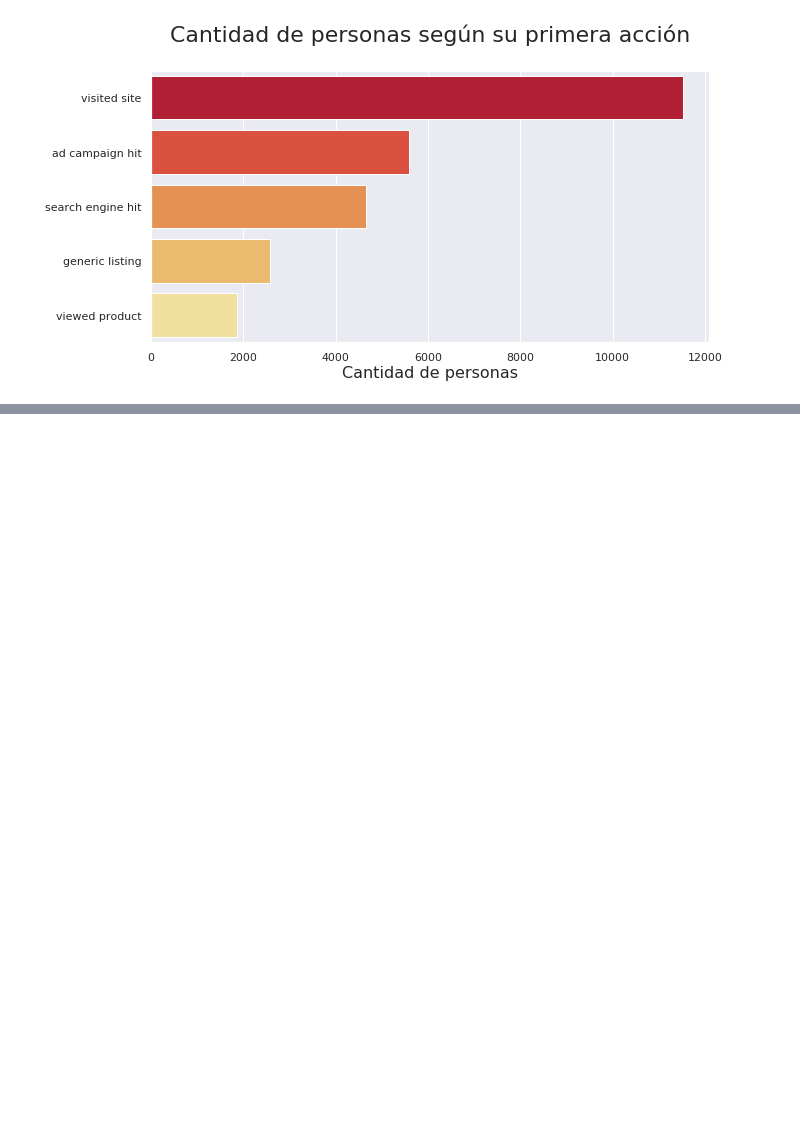
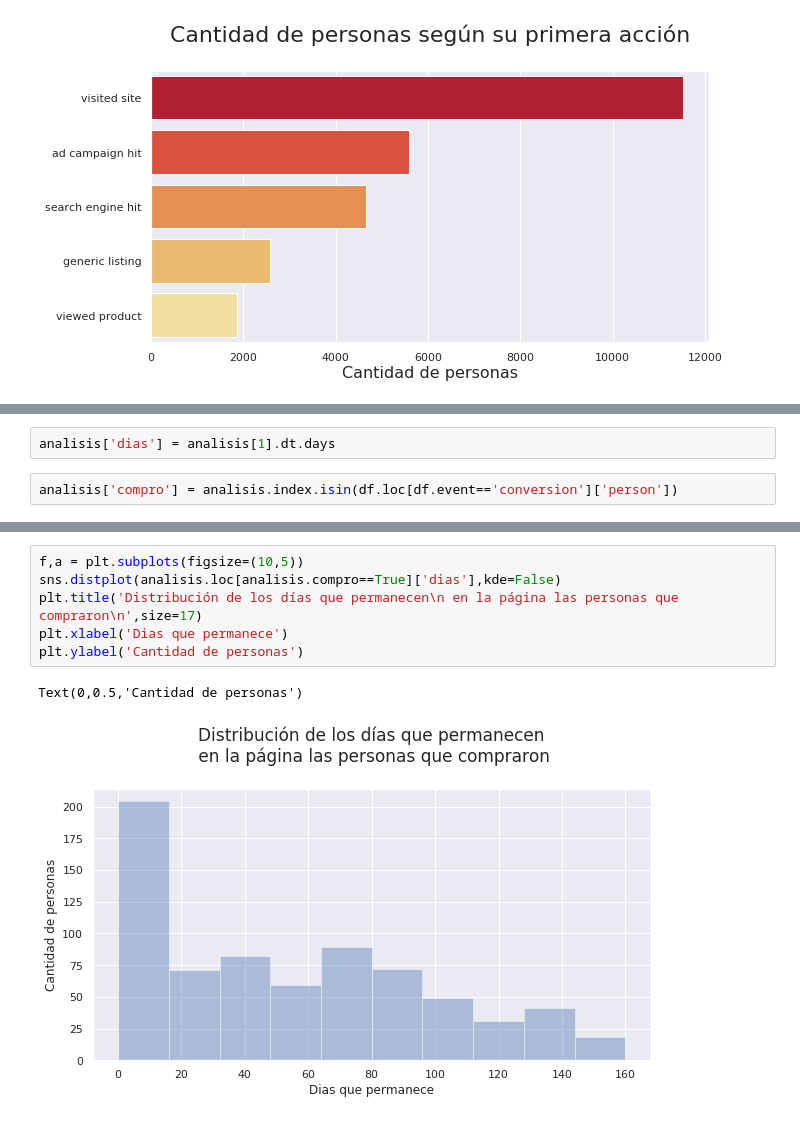
Before and after one commit to javier2409/TP1Datos2C2018, a Jupyter notebook: person.ipynb, the cells around one changed output, grey strips where cells are left out. Drawn from its saved outputs; the diff is of its cells as text; blank space fills up the shorter version.

```diff
--- a/person.ipynb
+++ b/person.ipynb
@@ -109,0 +105,4 @@ sns.distplot(analisis[0])
+# %%
+analisis['dias'] = analisis[1].dt.days
+# %%
+analisis['compro'] = analisis.index.isin(df.loc[df.event=='conversion']['person'])
@@ -109,0 +119,9 @@ sns.distplot(analisis[0])
+# %%
+f,a = plt.subplots(figsize=(10,5))
+sns.distplot(analisis.loc[analisis.compro==True]['dias'],kde=False)
+plt.title('Distribución de los días que permanecen\n en la página las personas que compraron\n',size=17)
+plt.xlabel('Dias que permanece')
+plt.ylabel('Cantidad de personas')
+# %% [output]
+Text(0,0.5,'Cantidad de personas')
+[figure, added]
```
Also changed, not shown: parts of 3 cells of this notebook, 1 other file.
